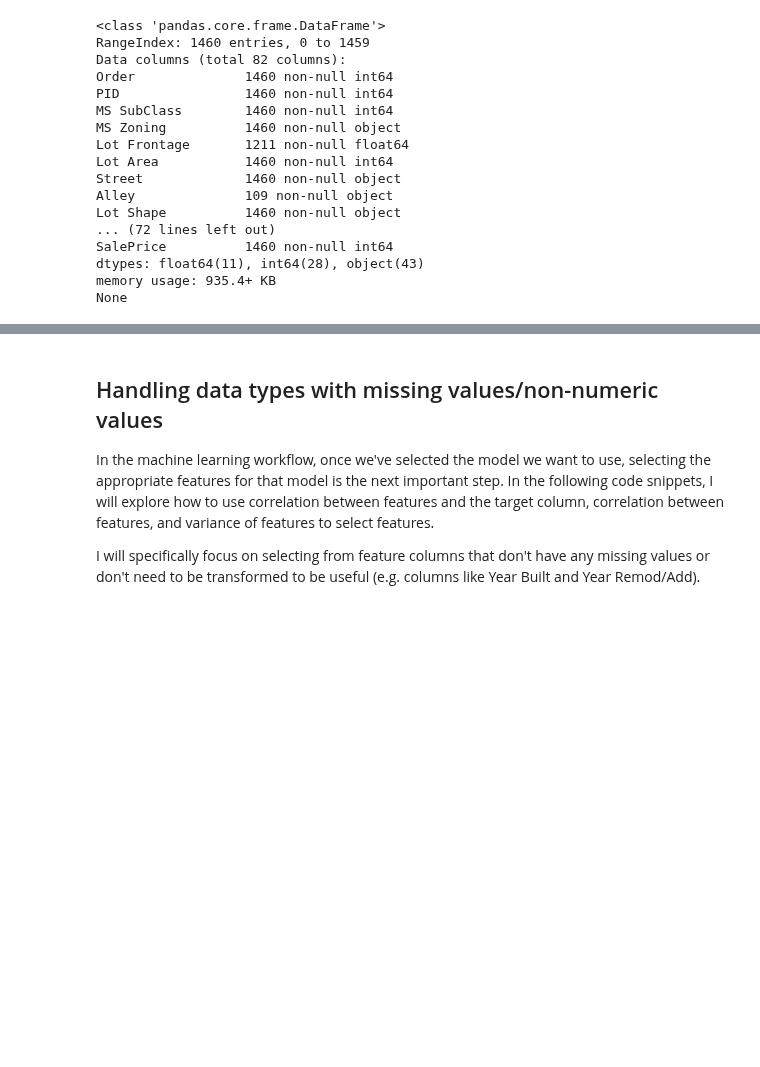
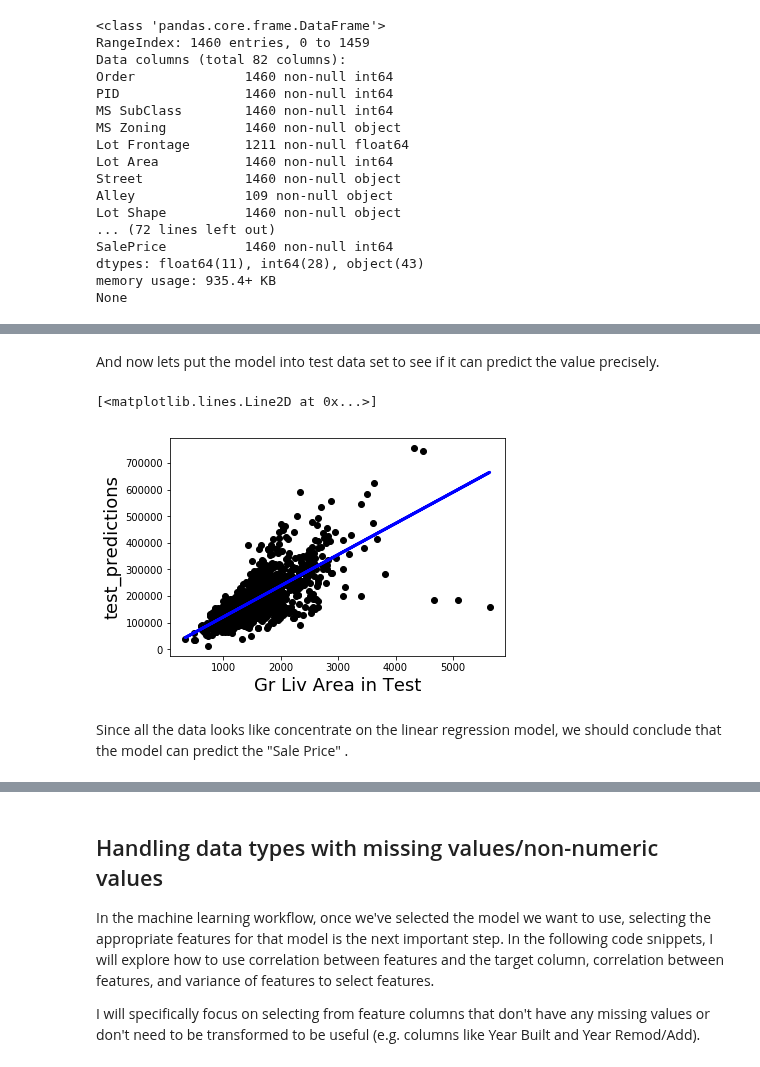
Before and after one commit to leondonglh/PCAresearch, a Jupyter notebook: linearregression.ipynb, the cells around one changed output, grey strips where cells are left out. Drawn from its saved outputs; the diff is of its cells as text; code cells hidden in the pictures; blank space fills up the shorter version.

```diff
--- a/linearregression.ipynb
+++ b/linearregression.ipynb
@@ -80,0 +98,14 @@ print(test_rmse)
+# %% [markdown]
+And now lets put the model into test data set to see if it can predict the value precisely.
+# %%
+import matplotlib.pyplot as plt
+plt.scatter(test[['Gr Liv Area']], test[['SalePrice']],  color='black')
+plt.xlabel('Gr Liv Area in Test', fontsize = '18')
+plt.ylabel('test_predictions' ,fontsize = '18')
+testPlot = plt.plot(test[['Gr Liv Area']], test_predictions, color='blue', linewidth=3)
+testPlot
+# %% [output]
+[<matplotlib.lines.Line2D at 0x...>]
+[figure, added]
+# %% [markdown]
+Since all the data looks like concentrate on the linear regression model, we should conclude that the model can predict the "Sale Price" .
```
Also changed, not shown: parts of 17 cells of this notebook.
